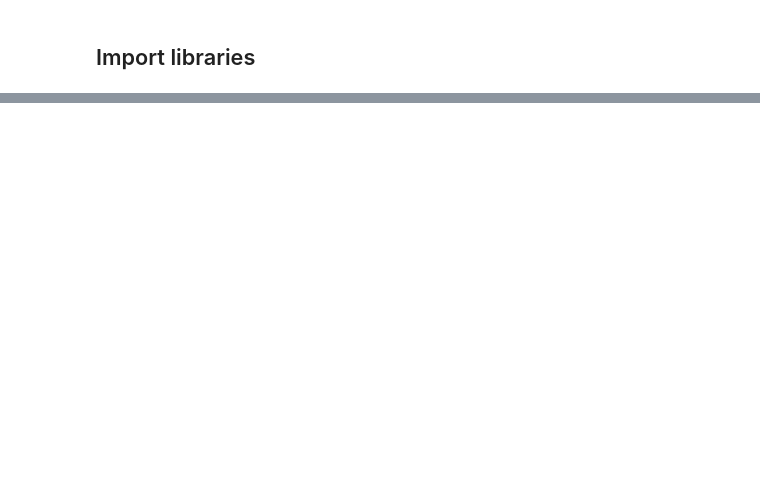
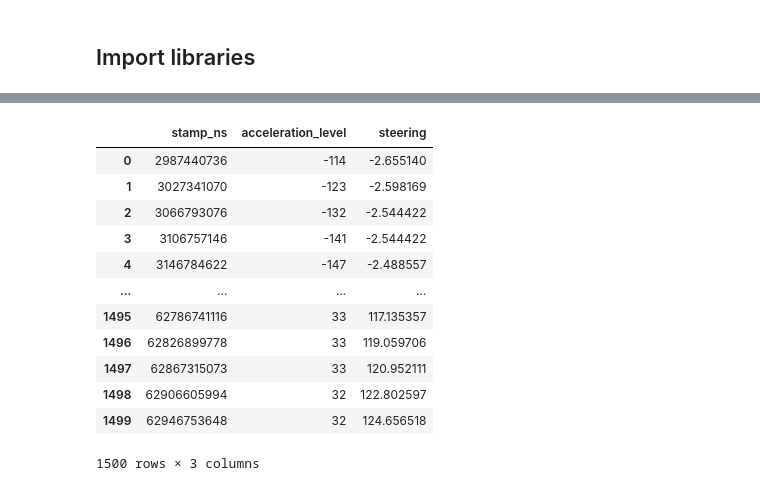
Before and after one commit to rvegrc/self_drive, a Jupyter notebook: api/api_check.ipynb, the cells around one changed output, grey strips where cells are left out. Cells and saved outputs as stored; diff of their text form; code cells hidden in the pictures; blank space fills up the shorter version.

```diff
--- a/api/api_check.ipynb
+++ b/api/api_check.ipynb
@@ -394,0 +39,3 @@ uvicorn your_script_name:app --reload
+# %%
+control = pd.read_csv('../data/self-drive/train_data/0/control.csv')
+control.head()
@@ -394,0 +49,16 @@ uvicorn your_script_name:app --reload
+# %%
+pd.read_json(control.to_json(orient='records'))
+# %% [output]
+|  | stamp_ns | acceleration_level | steering |
+| 0 | 2987440736 | -114 | -2.655140 |
+| 1 | 3027341070 | -123 | -2.598169 |
+| 2 | 3066793076 | -132 | -2.544422 |
+| 3 | 3106757146 | -141 | -2.544422 |
+| 4 | 3146784622 | -147 | -2.488557 |
+| ... | ... | ... | ... |
+| 1495 | 62786741116 | 33 | 117.135357 |
+| 1496 | 62826899778 | 33 | 119.059706 |
+| 1497 | 62867315073 | 33 | 120.952111 |
+| 1498 | 62906605994 | 32 | 122.802597 |
+| 1499 | 62946753648 | 32 | 124.656518 |
+1500 rows × 3 columns
```
Also changed, not shown: parts of 24 cells of this notebook, 5 other files.
